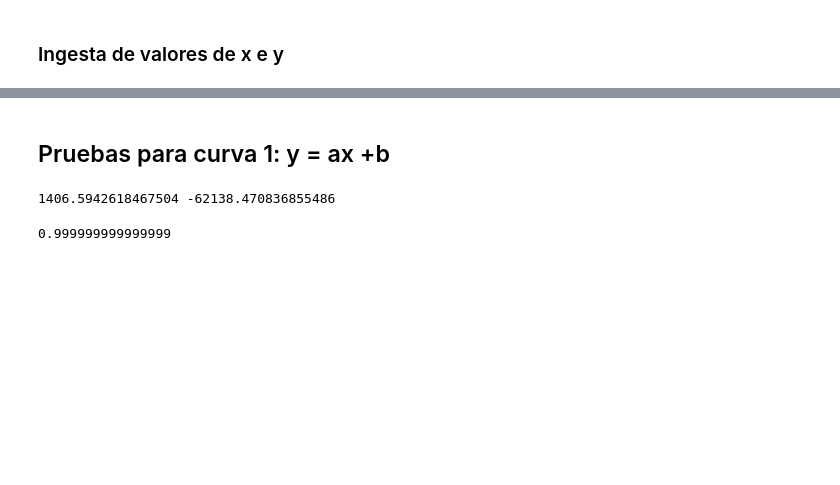
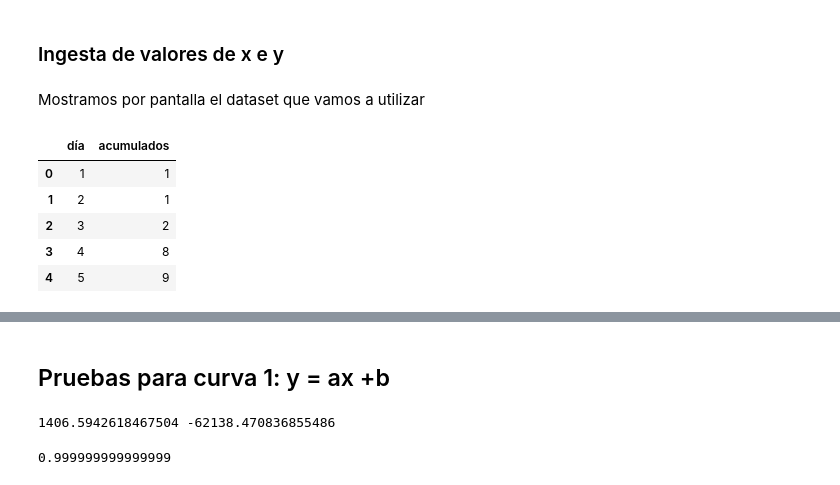
Before and after one commit to JuanCaceffo/Metodos_CuadradosMinimos, a Jupyter notebook: cuadrados_minimos.ipynb, the cells around one changed output, grey strips where cells are left out. Saved outputs shown, nothing was run; the diff lists cells and outputs as text; code cells hidden in the pictures; blank space fills up the shorter version.

Commit message:
Se agrego cuadros de texto en los graficos mostrando los valores de a,b y r ademas de mostrar el dataset con el que estamos trabajando

```diff
--- a/cuadrados_minimos.ipynb
+++ b/cuadrados_minimos.ipynb
@@ -35,6 +35,18 @@ def grafico(puntos_x,puntos_y,f,tituloGrafico:str):
     plt.show()
 # %% [markdown]
 ### Ingesta de valores de x e y
+# %% [markdown]
+Mostramos por pantalla el dataset que vamos a utilizar
+# %%
+data = pd.read_excel("ACUMULADOSvsDIAS.xlsx")
+data.head()
+# %% [output]
+|  | día | acumulados |
+| 0 | 1 | 1 |
+| 1 | 2 | 1 |
+| 2 | 3 | 2 |
+| 3 | 4 | 8 |
+| 4 | 5 | 9 |
 # %%
 #Lo pasamos a un array de numpy para ganar preformance
 X_Y = pd.read_excel("ACUMULADOSvsDIAS.xlsx").to_numpy()
```
Also changed, not shown: parts of 3 cells of this notebook.
